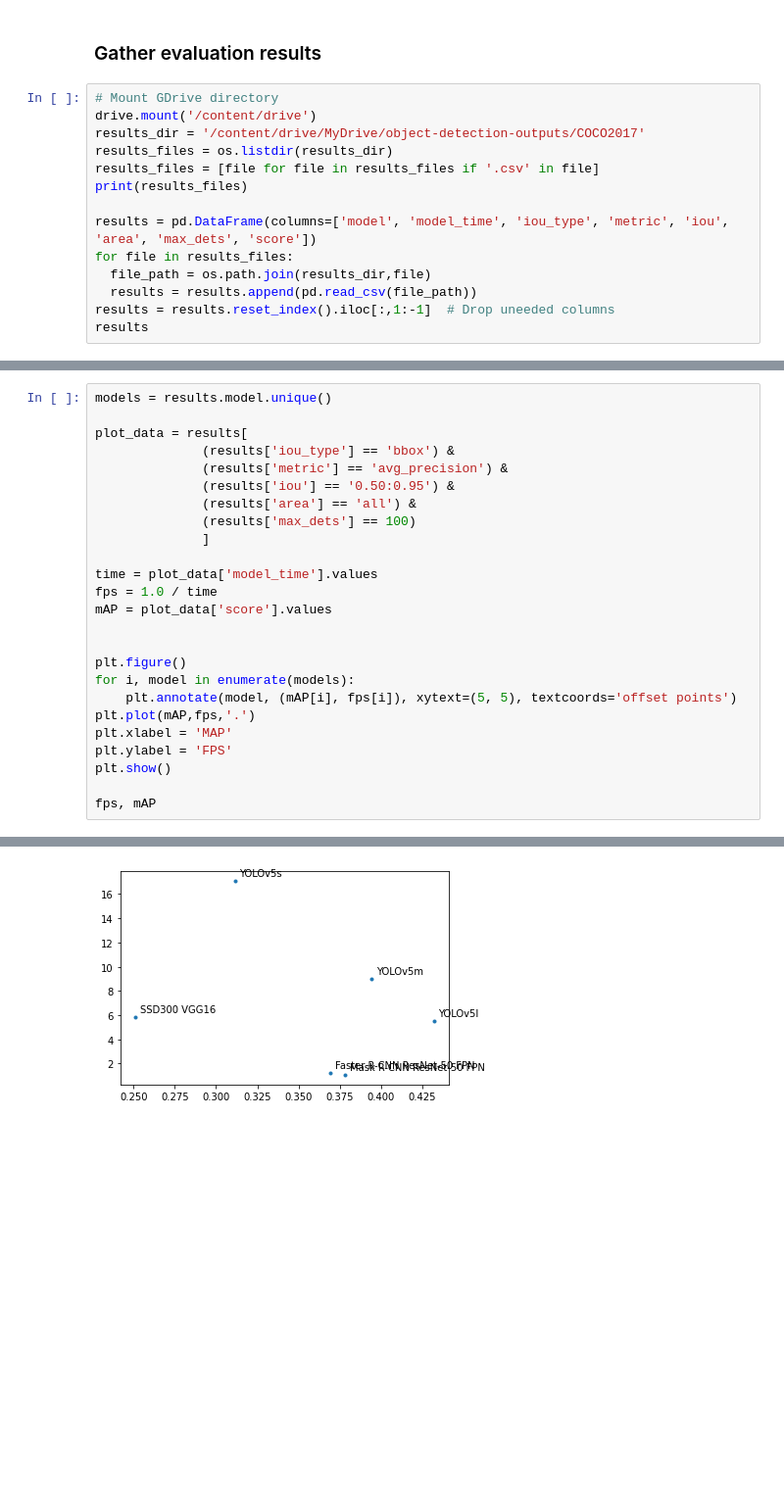
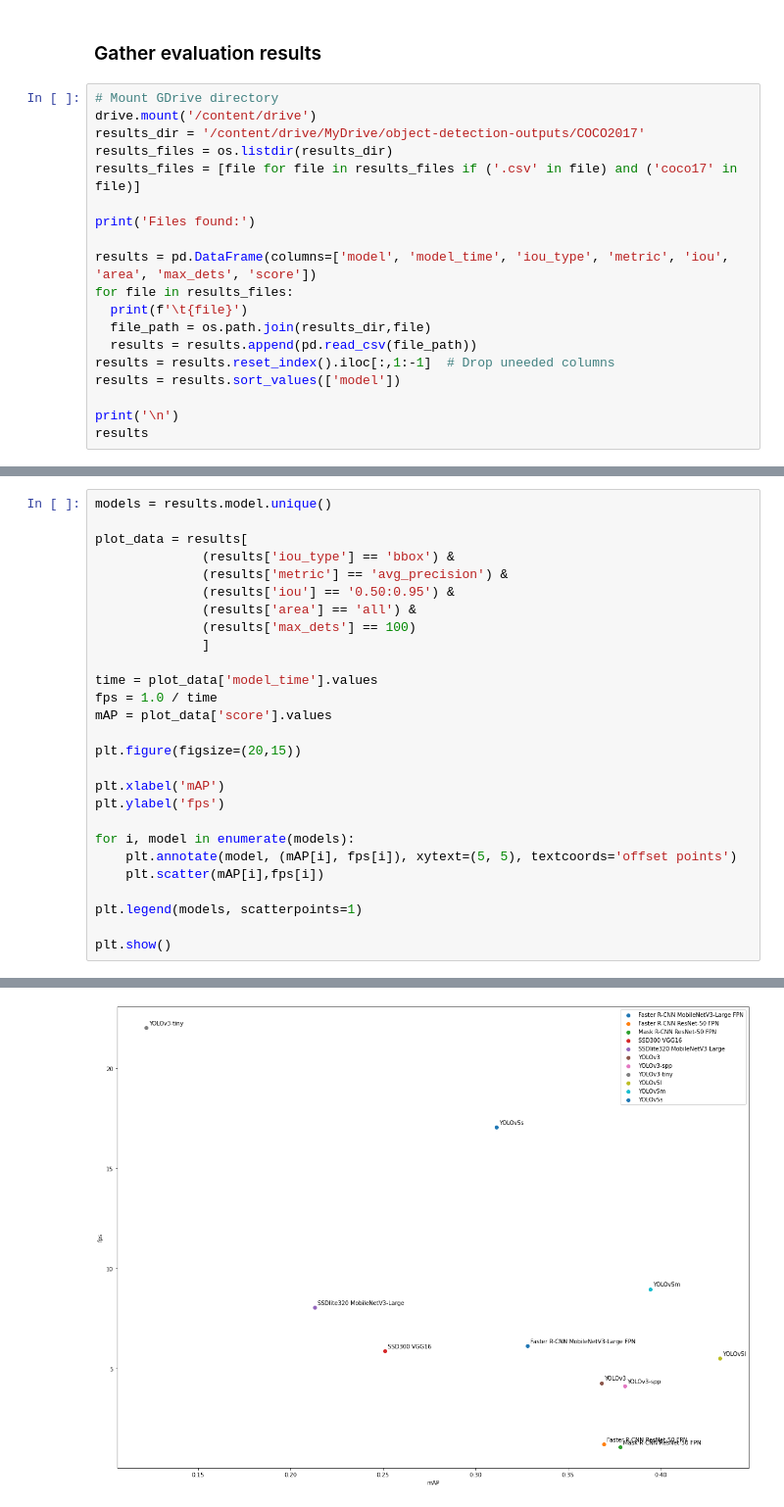
Before and after one commit to joangog/object-detection, a Jupyter notebook: coco2017_analysis.ipynb, the cells around one changed output, grey strips where cells are left out. Shown: that part at 98% size. Drawn from its saved outputs; the diff is of its cells as text; blank space fills up the shorter version.

Commit message:
Added fps/mAP and fps/F1 graphs

```diff
--- a/coco2017_analysis.ipynb
+++ b/coco2017_analysis.ipynb
@@ -31,14 +31,19 @@ import matplotlib.pyplot as plt
 drive.mount('/content/drive')
 results_dir = '/content/drive/MyDrive/object-detection-outputs/COCO2017'
 results_files = os.listdir(results_dir)
-results_files = [file for file in results_files if '.csv' in file]
-print(results_files)
+results_files = [file for file in results_files if ('.csv' in file) and ('coco17' in file)]
+
+print('Files found:')
 
 results = pd.DataFrame(columns=['model', 'model_time', 'iou_type', 'metric', 'iou', 'area', 'max_dets', 'score'])
 for file in results_files:
+  print(f'\t{file}')
   file_path = os.path.join(results_dir,file)
   results = results.append(pd.read_csv(file_path))
 results = results.reset_index().iloc[:,1:-1]  # Drop uneeded columns
+results = results.sort_values(['model'])
+
+print('\n')
 results
 # %% [output]
 Drive already mounted at /content/drive; to attempt to forcibly remount, call drive.mount("/content/drive", force_remount=True).
@@ -73,14 +89,16 @@ time = plot_data['model_time'].values
 fps = 1.0 / time
 mAP = plot_data['score'].values
 
+plt.figure(figsize=(20,15))
 
-plt.figure()
+plt.xlabel('mAP')
+plt.ylabel('fps')
+
 for i, model in enumerate(models):
     plt.annotate(model, (mAP[i], fps[i]), xytext=(5, 5), textcoords='offset points')
-plt.plot(mAP,fps,'.')
-plt.xlabel = 'MAP'
-plt.ylabel = 'FPS'
+    plt.scatter(mAP[i],fps[i])
+
+plt.legend(models, scatterpoints=1)
+
 plt.show()
-
-fps, mAP
 # %% [output]
@@ -87 +107 @@ fps, mAP
-[figure, old version]
+[figure, new version]
```
Also changed, not shown: parts of 5 cells of this notebook.
